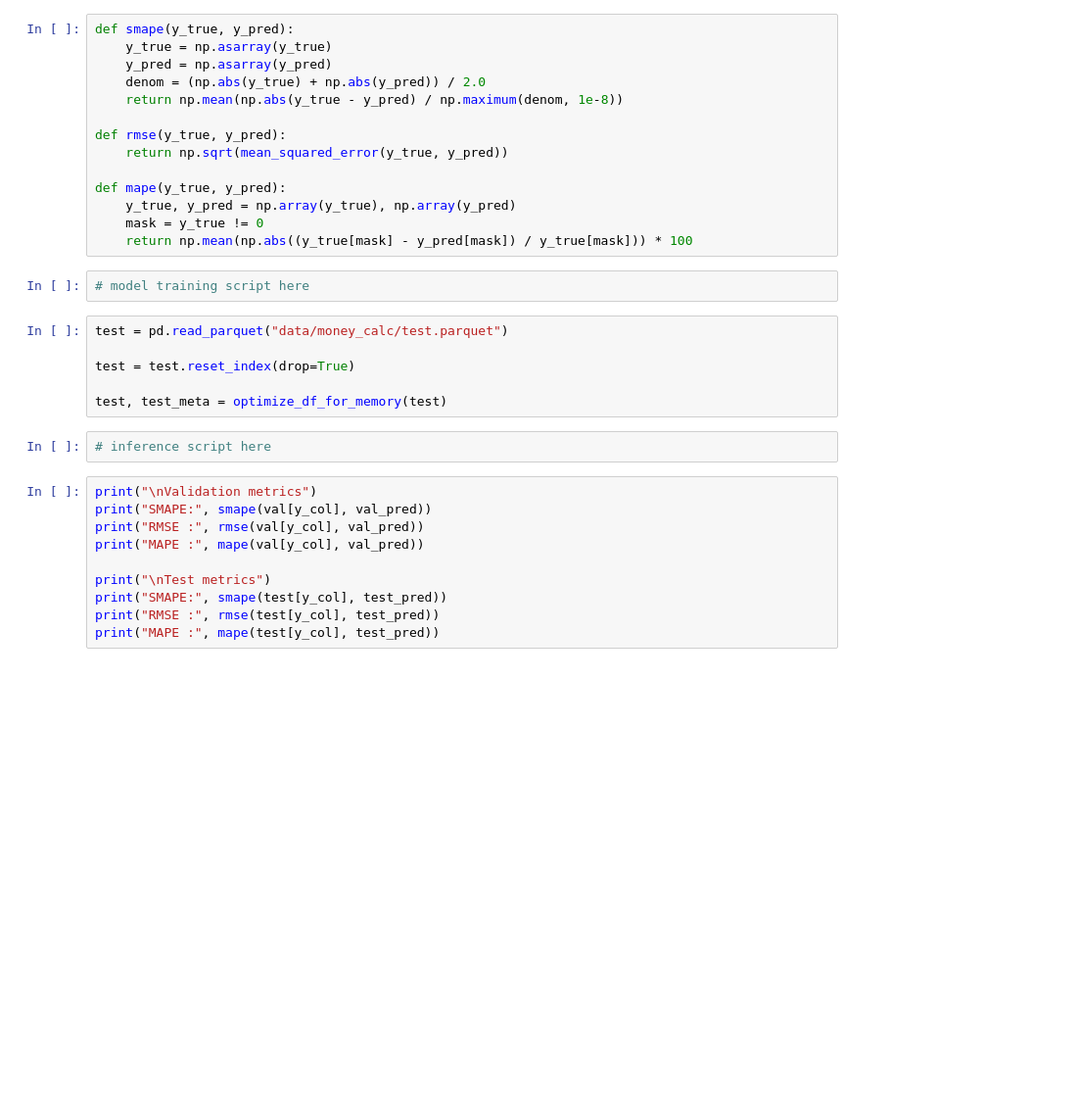
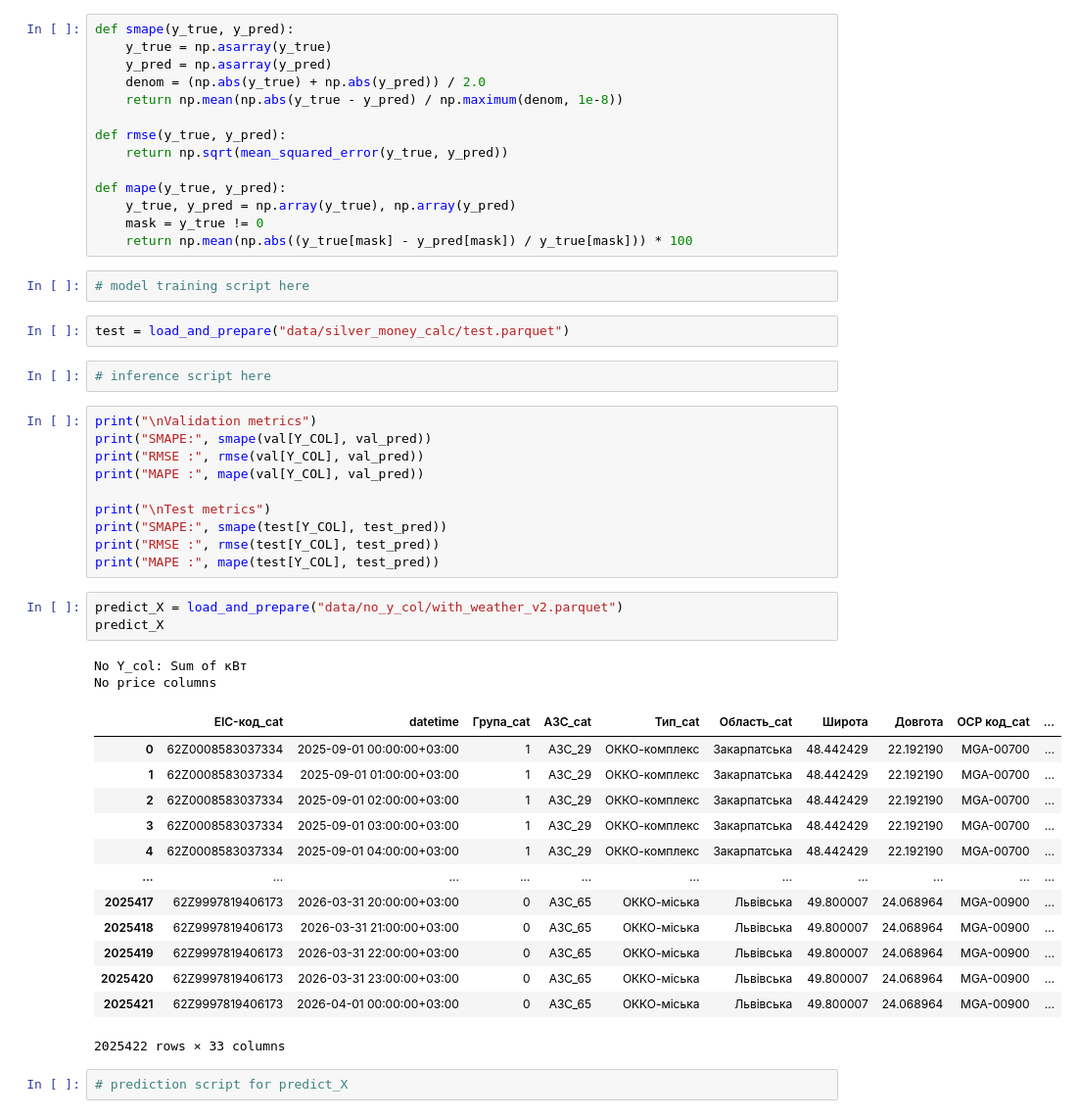
Before and after one commit to Lkupybida/Diploma, a Jupyter notebook: lstm.ipynb, the cells around one changed output. Shown at 98% size. Cells and saved outputs as stored; diff of their text form; blank space fills up the shorter version.

```diff
--- a/lstm.ipynb
+++ b/lstm.ipynb
@@ -118,20 +175,37 @@ def mape(y_true, y_pred):
 # %%
 # model training script here
 # %%
-test = pd.read_parquet("data/money_calc/test.parquet")
-
-test = test.reset_index(drop=True)
-
-test, test_meta = optimize_df_for_memory(test)
+test = load_and_prepare("data/silver_money_calc/test.parquet")
 # %%
 # inference script here
 # %%
 print("\nValidation metrics")
-print("SMAPE:", smape(val[y_col], val_pred))
-print("RMSE :", rmse(val[y_col], val_pred))
-print("MAPE :", mape(val[y_col], val_pred))
+print("SMAPE:", smape(val[Y_COL], val_pred))
+print("RMSE :", rmse(val[Y_COL], val_pred))
+print("MAPE :", mape(val[Y_COL], val_pred))
 
 print("\nTest metrics")
-print("SMAPE:", smape(test[y_col], test_pred))
-print("RMSE :", rmse(test[y_col], test_pred))
-print("MAPE :", mape(test[y_col], test_pred))
+print("SMAPE:", smape(test[Y_COL], test_pred))
+print("RMSE :", rmse(test[Y_COL], test_pred))
+print("MAPE :", mape(test[Y_COL], test_pred))
+# %%
+predict_X = load_and_prepare("data/no_y_col/with_weather_v2.parquet")
+predict_X
+# %% [output]
+No Y_col: Sum of кВт
+No price columns
+|  | EIC-код_cat | datetime | Група_cat | АЗС_cat | Тип_cat | Область_cat | Широта | Довгота | ОСР код_cat | ... |
+| 0 | 62Z0008583037334 | 2025-09-01 00:00:00+03:00 | 1 | АЗС_29 | ОККО-комплекс | Закарпатська | 48.442429 | 22.192190 | MGA-00700 | ... |
+| 1 | 62Z0008583037334 | 2025-09-01 01:00:00+03:00 | 1 | АЗС_29 | ОККО-комплекс | Закарпатська | 48.442429 | 22.192190 | MGA-00700 | ... |
+| 2 | 62Z0008583037334 | 2025-09-01 02:00:00+03:00 | 1 | АЗС_29 | ОККО-комплекс | Закарпатська | 48.442429 | 22.192190 | MGA-00700 | ... |
+| 3 | 62Z0008583037334 | 2025-09-01 03:00:00+03:00 | 1 | АЗС_29 | ОККО-комплекс | Закарпатська | 48.442429 | 22.192190 | MGA-00700 | ... |
+| 4 | 62Z0008583037334 | 2025-09-01 04:00:00+03:00 | 1 | АЗС_29 | ОККО-комплекс | Закарпатська | 48.442429 | 22.192190 | MGA-00700 | ... |
+| ... | ... | ... | ... | ... | ... | ... | ... | ... | ... | ... |
+| 2025417 | 62Z9997819406173 | 2026-03-31 20:00:00+03:00 | 0 | АЗС_65 | ОККО-міська | Львівська | 49.800007 | 24.068964 | MGA-00900 | ... |
+| 2025418 | 62Z9997819406173 | 2026-03-31 21:00:00+03:00 | 0 | АЗС_65 | ОККО-міська | Львівська | 49.800007 | 24.068964 | MGA-00900 | ... |
+| 2025419 | 62Z9997819406173 | 2026-03-31 22:00:00+03:00 | 0 | АЗС_65 | ОККО-міська | Львівська | 49.800007 | 24.068964 | MGA-00900 | ... |
+| 2025420 | 62Z9997819406173 | 2026-03-31 23:00:00+03:00 | 0 | АЗС_65 | ОККО-міська | Львівська | 49.800007 | 24.068964 | MGA-00900 | ... |
+| 2025421 | 62Z9997819406173 | 2026-04-01 00:00:00+03:00 | 0 | АЗС_65 | ОККО-міська | Львівська | 49.800007 | 24.068964 | MGA-00900 | ... |
+2025422 rows × 33 columns
+# %%
+# prediction script for predict_X
```
Also changed, not shown: parts of 6 cells of this notebook, 25 other files.
